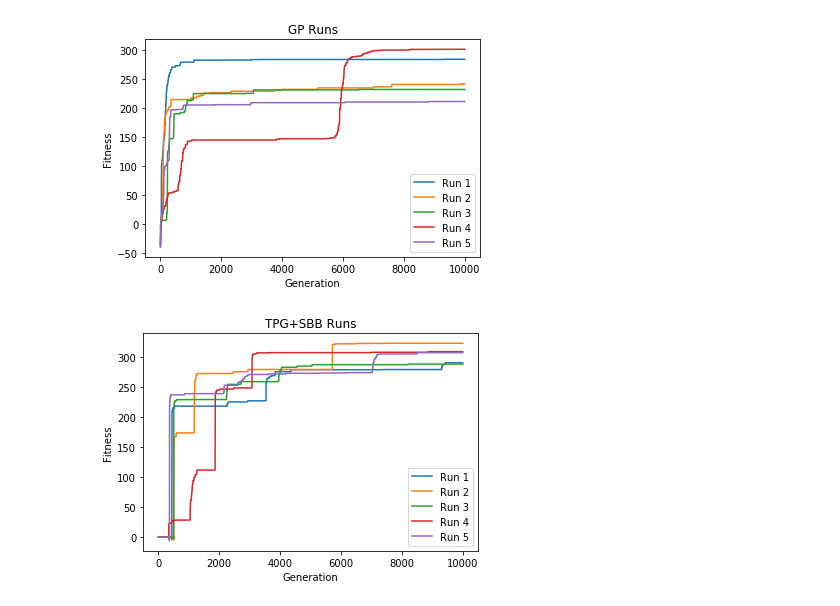
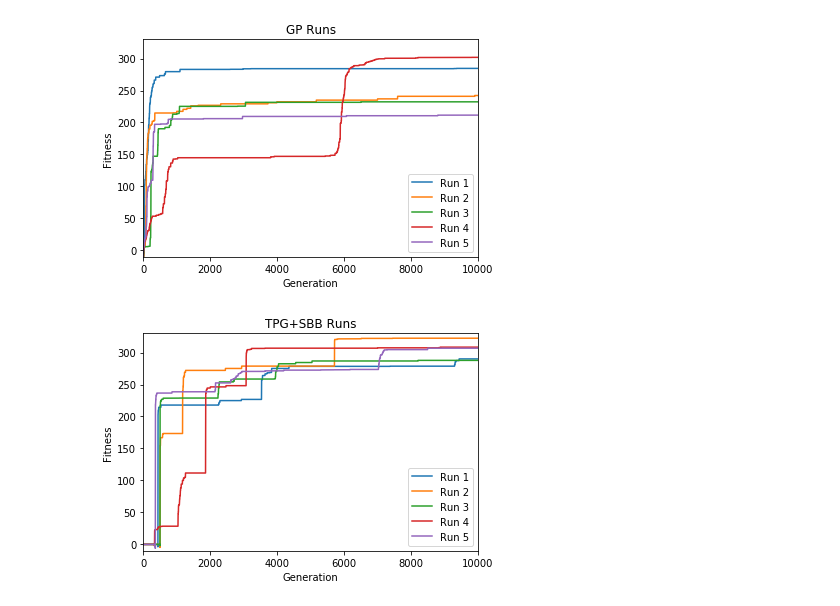
Before and after one commit to Ryan-Amaral/gp-bipedal-walker-analysis, a Jupyter notebook: basic_analysis.ipynb, the cells around one changed output. Cells and saved outputs as stored; diff of their text form; code cells hidden in the pictures.

```diff
--- a/basic_analysis.ipynb
+++ b/basic_analysis.ipynb
@@ -32,17 +32,19 @@ dfs_tpgsbb = [df_tpgsbb_1, df_tpgsbb_2, df_tpgsbb_3, df_tpgsbb_4, df_tpgsbb_5]
 # %%
 # GP runs
 for i in range(len(dfs_gp)):
     plt.plot(dfs_gp[i]["fitness_max"].tolist()[:10000], label="Run " + str(i+1))
 
 plt.title("GP Runs")
 plt.xlabel("Generation")
+plt.xlim(0,10000)
 plt.ylabel("Fitness")
+plt.ylim(-10,330)
 plt.legend()
 
-plt.savefig("images/gp-runs.pdf")
+plt.savefig("images/evo-gp-runs.pdf")
 plt.show()
 # %% [output]
-[figure, old version]
+[figure, new version]
 # %%
 # TPGSBB runs
 for i in range(len(dfs_tpgsbb)):
@@ -50,13 +52,15 @@ for i in range(len(dfs_tpgsbb)):
 
 plt.title("TPG+SBB Runs")
 plt.xlabel("Generation")
+plt.xlim(0,10000)
 plt.ylabel("Fitness")
+plt.ylim(-10,330)
 plt.legend()
 
-plt.savefig("images/tpgsbb-runs.pdf")
+plt.savefig("images/evo-tpgsbb-runs.pdf")
 plt.show()
 # %% [output]
-[figure, old version]
+[figure, new version]
 # %%
 # comparison over average of runs with standard deviations
 
```
Also changed, not shown: parts of 5 cells of this notebook, 19 other files.
